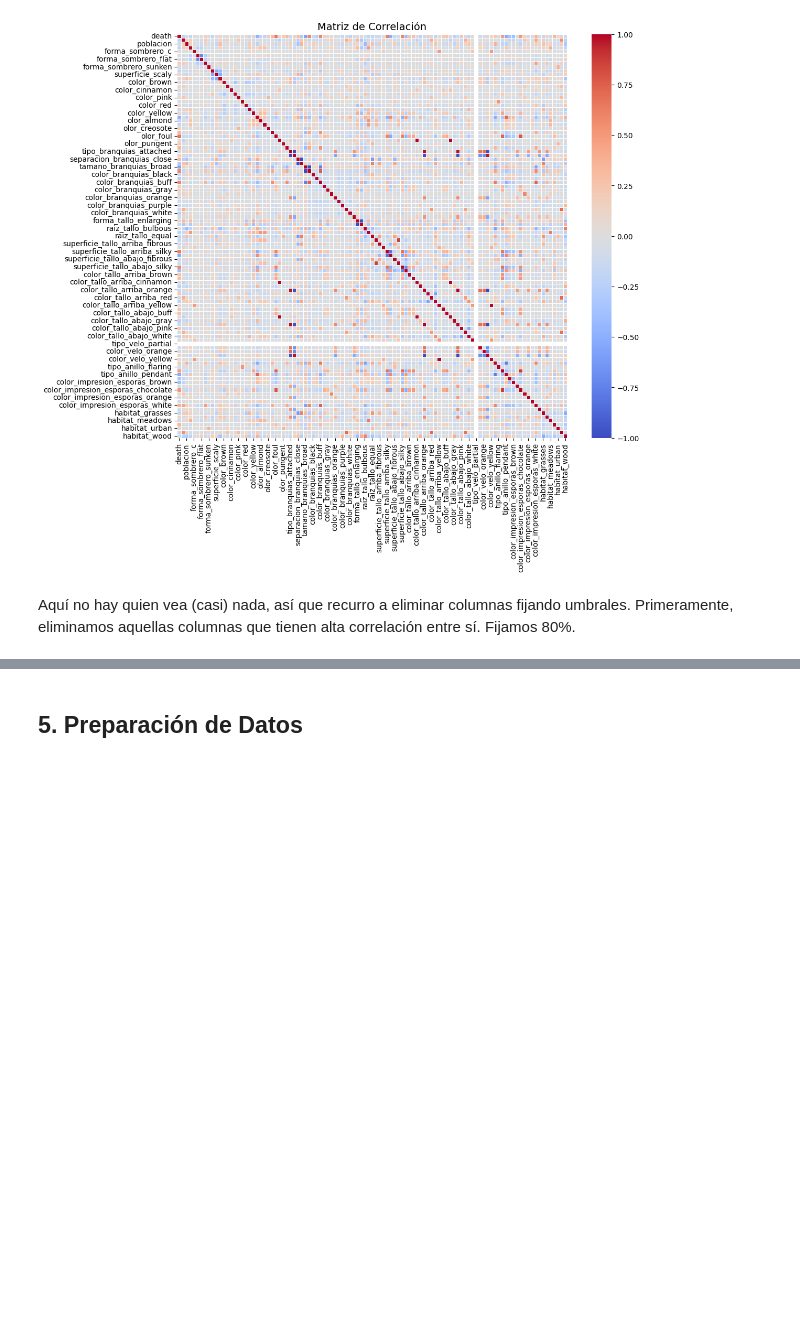
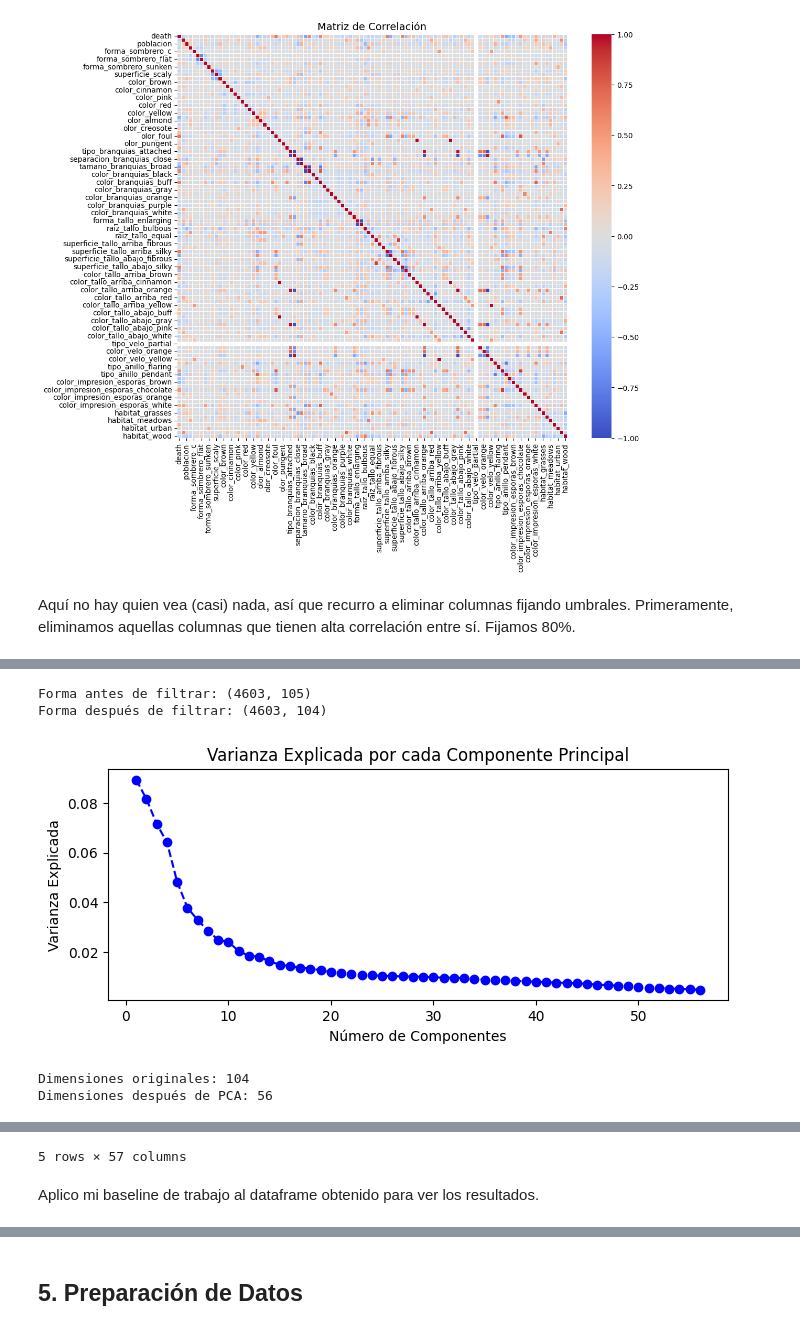
Before and after one commit to angelgvill/DS102024, a Jupyter notebook: 3-MachineLearning/2-Supervisado/Ejercicios/ejercicio_Kaggle2_setas.ipynb, the cells around one changed output, grey strips where cells are left out. Saved outputs shown, nothing was run; the diff lists cells and outputs as text; code cells hidden in the pictures; blank space fills up the shorter version.

```diff
--- a/3-MachineLearning/2-Supervisado/Ejercicios/ejercicio_Kaggle2_setas.ipynb
+++ b/3-MachineLearning/2-Supervisado/Ejercicios/ejercicio_Kaggle2_setas.ipynb
@@ -835,0 +839,54 @@ df_reducido3.head()
+# %%
+from sklearn.feature_selection import VarianceThreshold
+
+X = df_final.select_dtypes(include=['number'])  # Filtra solo columnas numéricas
+
+selector = VarianceThreshold(threshold=0.0)  # Elimina columnas con varianza 0
+X_filtered = selector.fit_transform(X)  # Aplica filtro
+
+print("Forma antes de filtrar:", X.shape)
+print("Forma después de filtrar:", X_filtered.shape)
+# %% [output]
+Forma antes de filtrar: (4603, 105)
+Forma después de filtrar: (4603, 104)
+# %%
+from sklearn.decomposition import PCA
+from sklearn.preprocessing import StandardScaler
+
+# Asegurar que no incluimos la variable objetivo en PCA
+X = df_final.drop(columns=["death"])
+y = df_final["death"]
+
+# Normalizar los datos antes de aplicar PCA
+scaler = StandardScaler()
+X_scaled = scaler.fit_transform(X_filtered)
+
+# Aplicar PCA
+pca = PCA(n_components=0.95)  # Mantener el 95% de la varianza
+X_pca = pca.fit_transform(X_scaled)
+
+# Convertir a DataFrame y conservar los índices originales
+df_pca = pd.DataFrame(X_pca, columns=[f"PC{i+1}" for i in range(X_pca.shape[1])], index=X.index)
+
+# Agregar la variable objetivo sin NaN
+df_pca["death"] = y
+
+# Explicar cuánta varianza explica cada componente
+explained_variance = pca.explained_variance_ratio_
+
+# Graficar la varianza explicada por cada componente principal
+plt.figure(figsize=(8, 3))
+plt.plot(range(1, len(explained_variance) + 1), explained_variance, marker="o", linestyle="--", color="b")
+plt.xlabel("Número de Componentes")
+plt.ylabel("Varianza Explicada")
+plt.title("Varianza Explicada por cada Componente Principal")
+plt.show()
+
+# Mostrar el nuevo DataFrame reducido
+print(f"Dimensiones originales: {X.shape[1]}")
+print(f"Dimensiones después de PCA: {df_pca.shape[1] - 1}")  # -1 porque incluye "death"
+df_pca.head()
+# %% [output]
+[figure, added]
+Dimensiones originales: 104
+Dimensiones después de PCA: 56
@@ -835,0 +900,3 @@ df_reducido3.head()
+5 rows × 57 columns
+# %% [markdown]
+Aplico mi baseline de trabajo al dataframe obtenido para ver los resultados.
```
Also changed, not shown: parts of 48 cells of this notebook.
